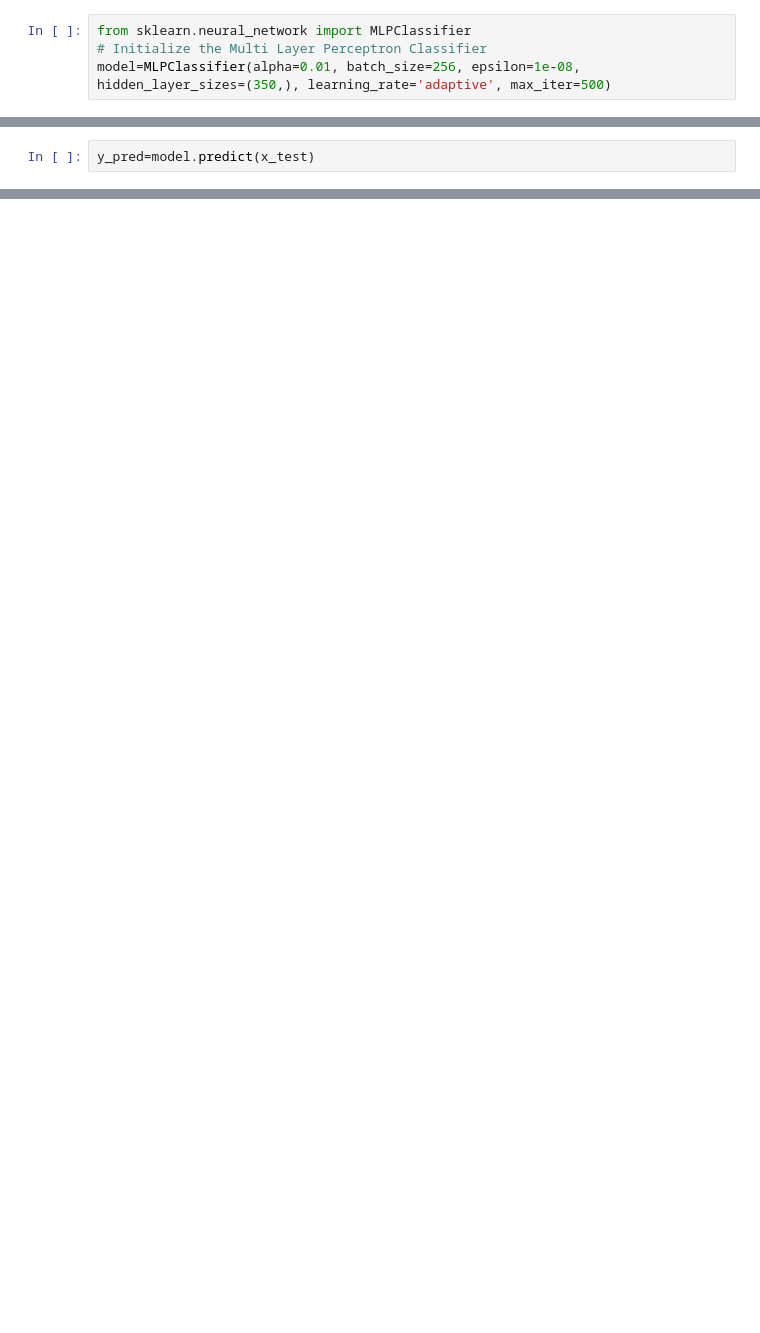
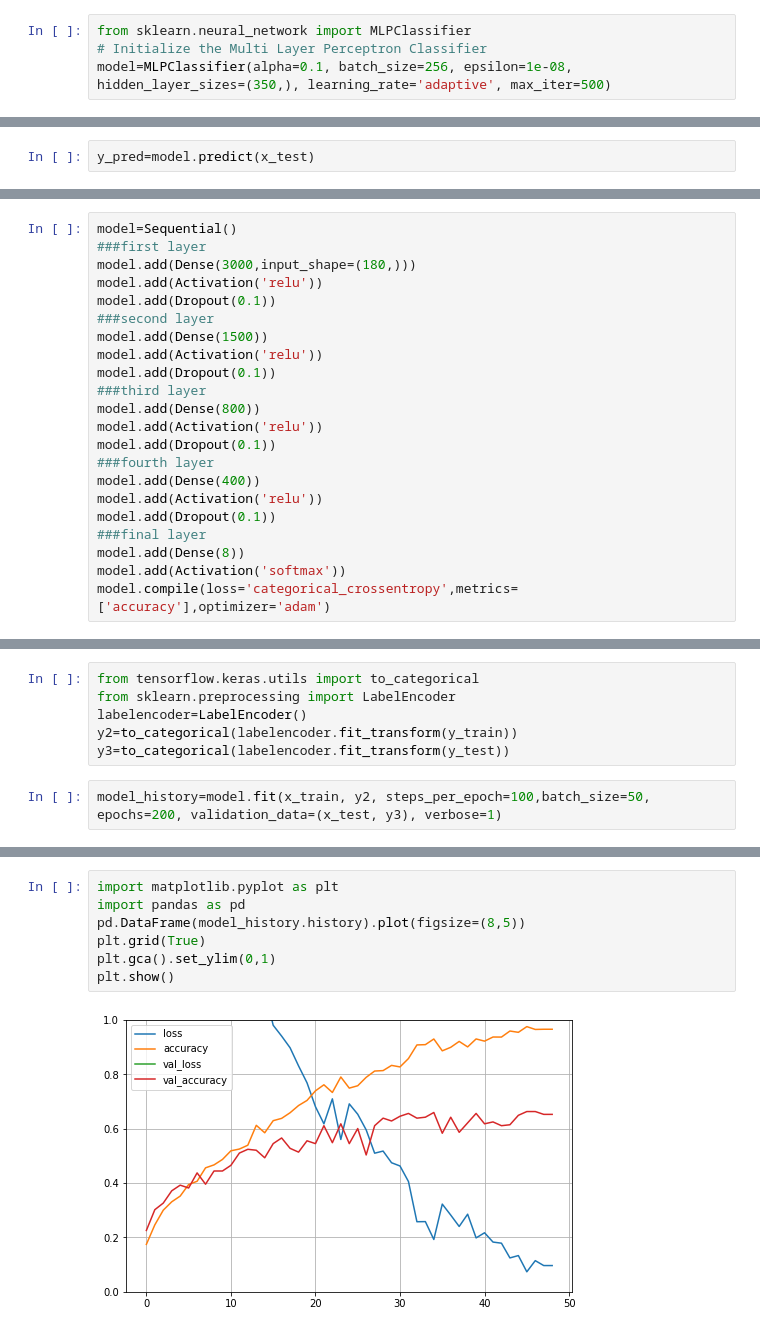
Before and after one commit to adityasandy313/Speech-to-emotion, a Jupyter notebook: main.ipynb, the cells around one changed output, grey strips where cells are left out. Drawn from its saved outputs; the diff is of its cells as text; blank space fills up the shorter version.

Commit message:
added a sequential neural model

```diff
--- a/main.ipynb
+++ b/main.ipynb
@@ -103,7 +103,7 @@ x_train.shape[0]
 # %%
 from sklearn.neural_network import MLPClassifier
 # Initialize the Multi Layer Perceptron Classifier
-model=MLPClassifier(alpha=0.01, batch_size=256, epsilon=1e-08, hidden_layer_sizes=(350,), learning_rate='adaptive', max_iter=500)
+model=MLPClassifier(alpha=0.1, batch_size=256, epsilon=1e-08, hidden_layer_sizes=(350,), learning_rate='adaptive', max_iter=500)
 # %%
 model.fit(x_train,y_train)
 # %% [output]
@@ -118,0 +125,22 @@ accuracy_score(y_test,y_pred)
+# %%
+model=Sequential()
+###first layer
+model.add(Dense(3000,input_shape=(180,)))
+model.add(Activation('relu'))
+model.add(Dropout(0.1))
+###second layer
+model.add(Dense(1500))
+model.add(Activation('relu'))
+model.add(Dropout(0.1))
+###third layer
+model.add(Dense(800))
+model.add(Activation('relu'))
+model.add(Dropout(0.1))
+###fourth layer
+model.add(Dense(400))
+model.add(Activation('relu'))
+model.add(Dropout(0.1))
+###final layer
+model.add(Dense(8))
+model.add(Activation('softmax'))
+model.compile(loss='categorical_crossentropy',metrics=['accuracy'],optimizer='adam')
@@ -118,0 +167,8 @@ accuracy_score(y_test,y_pred)
+# %%
+from tensorflow.keras.utils import to_categorical
+from sklearn.preprocessing import LabelEncoder
+labelencoder=LabelEncoder()
+y2=to_categorical(labelencoder.fit_transform(y_train))
+y3=to_categorical(labelencoder.fit_transform(y_test))
+# %%
+model_history=model.fit(x_train, y2, steps_per_epoch=100,batch_size=50, epochs=200, validation_data=(x_test, y3), verbose=1)
@@ -118,0 +193,9 @@ accuracy_score(y_test,y_pred)
+# %%
+import matplotlib.pyplot as plt
+import pandas as pd
+pd.DataFrame(model_history.history).plot(figsize=(8,5))
+plt.grid(True)
+plt.gca().set_ylim(0,1)
+plt.show()
+# %% [output]
+[figure, added]
```
Also changed, not shown: parts of 7 cells of this notebook.
